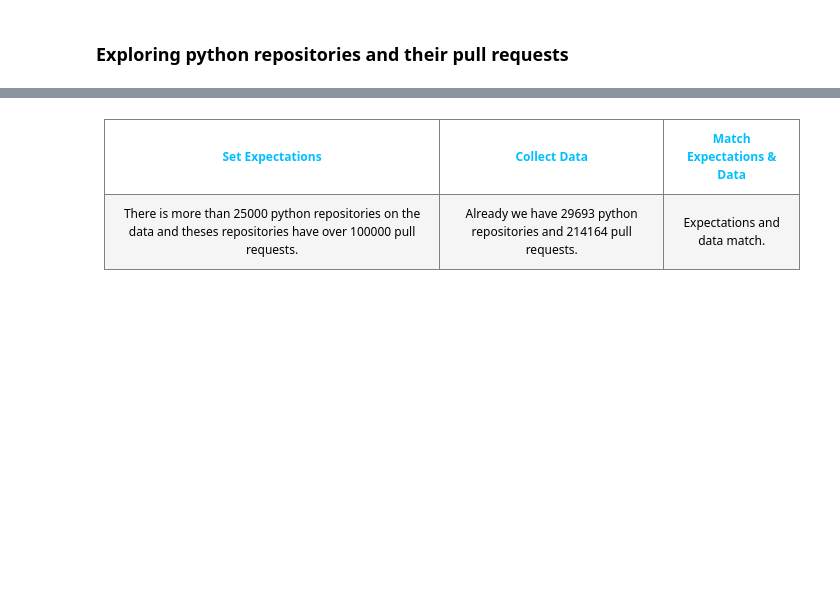
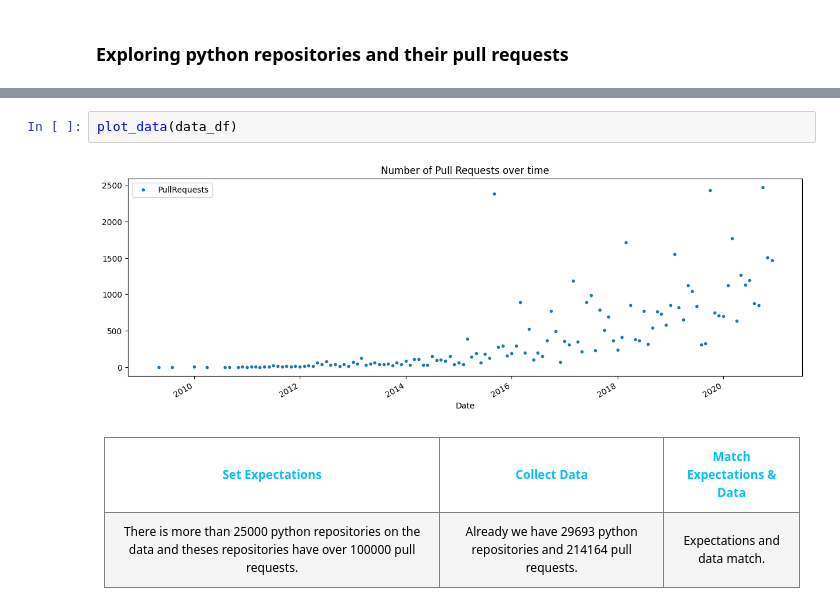
Before and after one commit to EssamWisam/Github-Metadata-Analytics, a Jupyter notebook: Questions/P - Expected Python Contributions/Expected Python Contributions.ipynb, the cells around one changed output, grey strips where cells are left out. Cells and saved outputs as stored; diff of their text form; blank space fills up the shorter version.

```diff
--- a/Questions/P - Expected Python Contributions/Expected Python Contributions.ipynb
+++ b/Questions/P - Expected Python Contributions/Expected Python Contributions.ipynb
@@ -103,3 +121,7 @@ Number of pull requests in 2022: 137146
+# %%
+plot_data(data_df)
+# %% [output]
+[figure, added]
 # %% [markdown]
 <span style="font-family:Avenir;">
 
```
Also changed, not shown: parts of 21 cells of this notebook, 3 other files.
